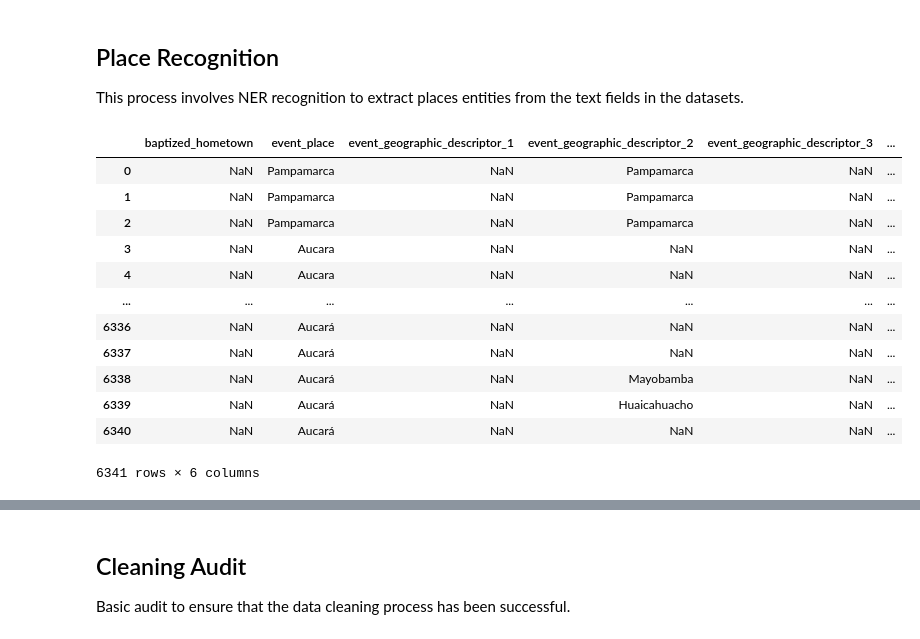
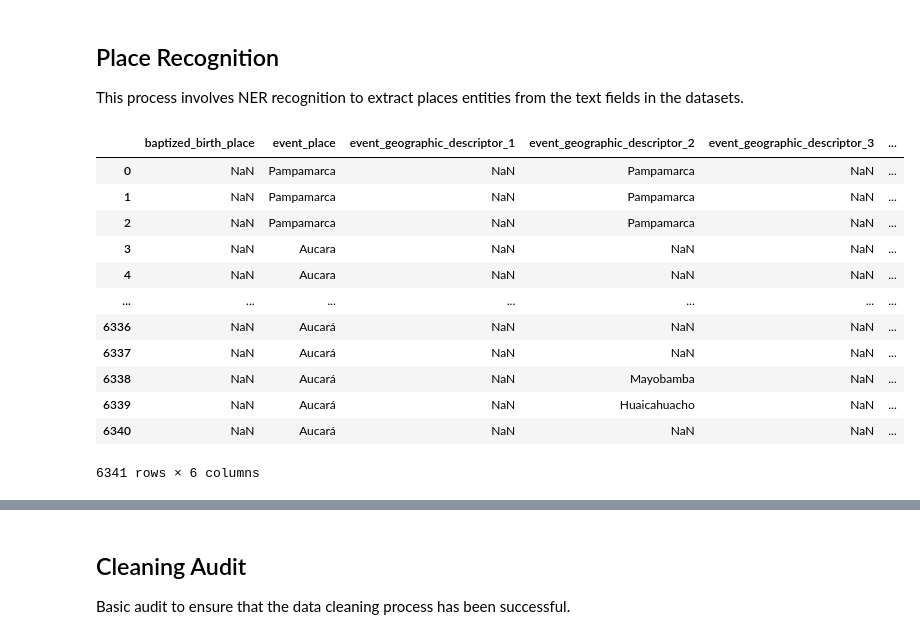
Before and after one commit to UCSB-AMPLab/sondondo, a Jupyter notebook: project_code/1_dataCleaning.ipynb, the cells around one changed output, grey strips where cells are left out. Saved outputs shown, nothing was run; the diff lists cells and outputs as text; code cells hidden in the pictures.

```diff
--- a/project_code/1_dataCleaning.ipynb
+++ b/project_code/1_dataCleaning.ipynb
@@ -383,20 +383,20 @@ from actions.extractors import placeRecognition
 extractor = placeRecognition.PlaceExtractor()
 # %%
 bautismos_place_columns = [
-    'baptized_hometown', 'event_place', 'event_geographic_descriptor_1',
+    'baptized_birth_place', 'event_place', 'event_geographic_descriptor_1',
         'event_geographic_descriptor_2', 'event_geographic_descriptor_3',
         'event_geographic_descriptor_4'
 ]
 
 BAUTISMOS_PLACES_RAW = BAUTISMOS_HARMONIZED[bautismos_place_columns]
 
 for col in bautismos_place_columns:
     if col in BAUTISMOS_HARMONIZED.columns:
         BAUTISMOS_HARMONIZED[col] = extractor.extract_places_per_row(BAUTISMOS_HARMONIZED[col])
 
 BAUTISMOS_HARMONIZED[bautismos_place_columns]
 # %% [output]
-|  | baptized_hometown | event_place | event_geographic_descriptor_1 | event_geographic_descriptor_2 | event_geographic_descriptor_3 | ... |
+|  | baptized_birth_place | event_place | event_geographic_descriptor_1 | event_geographic_descriptor_2 | event_geographic_descriptor_3 | ... |
 | 0 | NaN | Pampamarca | NaN | Pampamarca | NaN | ... |
 | 1 | NaN | Pampamarca | NaN | Pampamarca | NaN | ... |
 | 2 | NaN | Pampamarca | NaN | Pampamarca | NaN | ... |
```
Also changed, not shown: parts of 6 cells of this notebook, 16 other files.
